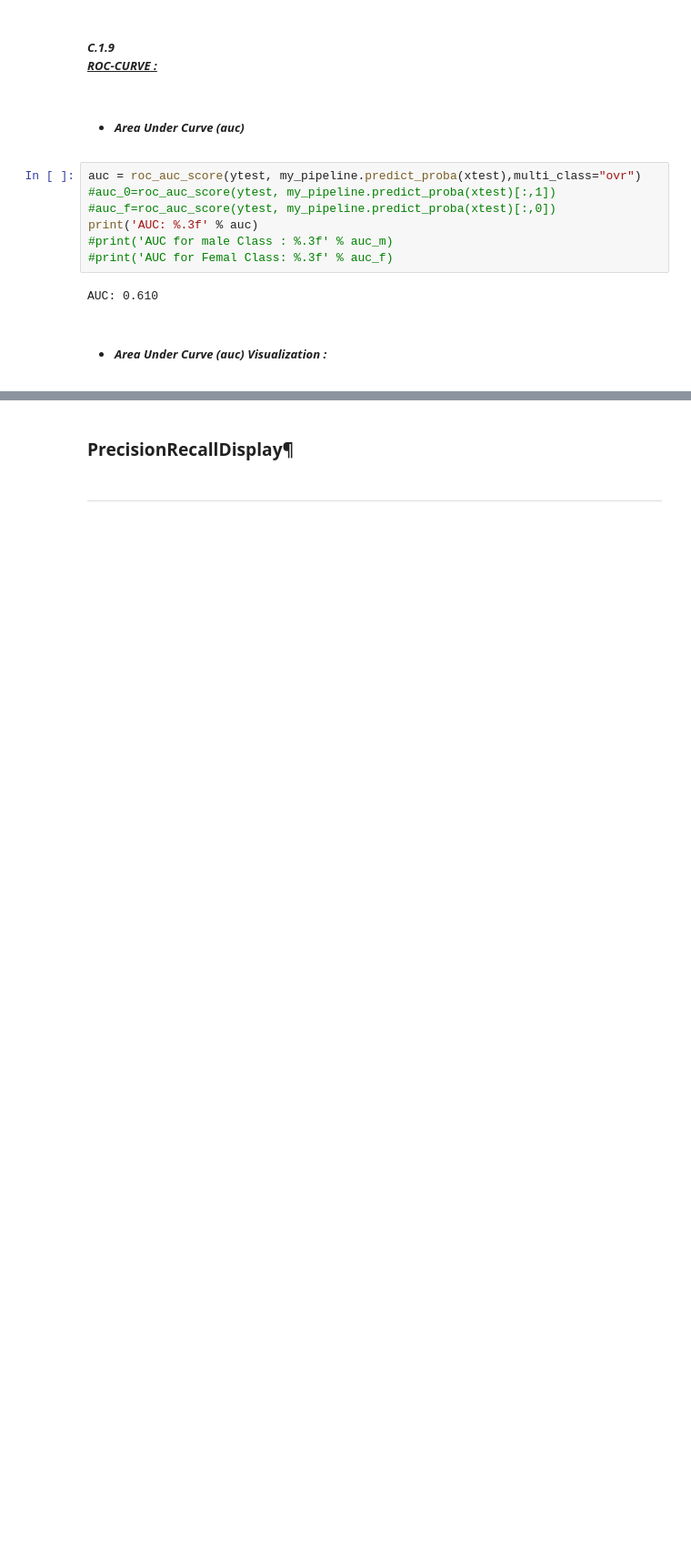
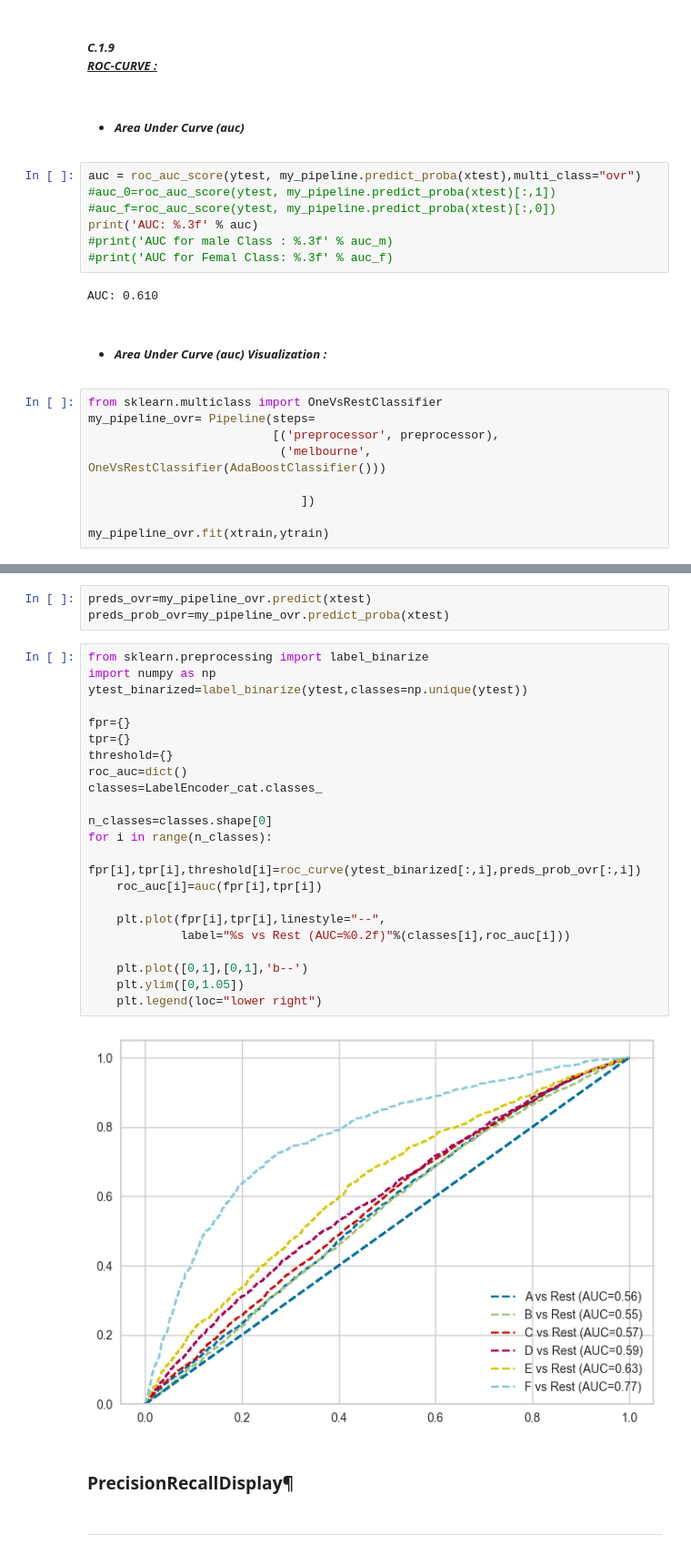
Before and after one commit to omars1234/Siteck, a Jupyter notebook: Pyhton_Projects/Motor_Insurance_Analysis/Note_Books/9_DataModelling_AreaFeature.ipynb, the cells around one changed output, grey strips where cells are left out. Shown: that part at 91% size. Saved outputs shown, nothing was run; the diff lists cells and outputs as text; blank space fills up the shorter version.

```diff
--- a/Pyhton_Projects/Motor_Insurance_Analysis/Note_Books/10_DataModelling_AreaFeature.ipynb
+++ b/Pyhton_Projects/Motor_Insurance_Analysis/Note_Books/9_DataModelling_AreaFeature.ipynb
@@ -273,3 +273,12 @@ print('AUC: %.3f' % auc)
 AUC: 0.610
 # %% [markdown]
 * ##### *Area Under Curve (auc) Visualization :*
+# %%
+from sklearn.multiclass import OneVsRestClassifier
+my_pipeline_ovr= Pipeline(steps=
+                          [('preprocessor', preprocessor),
+                           ('melbourne', OneVsRestClassifier(AdaBoostClassifier()))
+
+                              ])
+
+my_pipeline_ovr.fit(xtrain,ytrain)
@@ -276,3 +303,30 @@ AUC: 0.610
+# %%
+preds_ovr=my_pipeline_ovr.predict(xtest)
+preds_prob_ovr=my_pipeline_ovr.predict_proba(xtest)
+# %%
+from sklearn.preprocessing import label_binarize
+import numpy as np
+ytest_binarized=label_binarize(ytest,classes=np.unique(ytest))
+
+fpr={}
+tpr={}
+threshold={}
+roc_auc=dict()
+classes=LabelEncoder_cat.classes_
+
+n_classes=classes.shape[0]
+for i in range(n_classes):
+    fpr[i],tpr[i],threshold[i]=roc_curve(ytest_binarized[:,i],preds_prob_ovr[:,i])
+    roc_auc[i]=auc(fpr[i],tpr[i])
+
+    plt.plot(fpr[i],tpr[i],linestyle="--",
+             label="%s vs Rest (AUC=%0.2f)"%(classes[i],roc_auc[i]))
+
+    plt.plot([0,1],[0,1],'b--')
+    plt.ylim([0,1.05])
+    plt.legend(loc="lower right")
+# %% [output]
+[figure, added]
 # %% [markdown]
 ### PrecisionRecallDisplay¶
 # %% [markdown]
```
Also changed, not shown: parts of 1 cell of this notebook, 4 other files.
